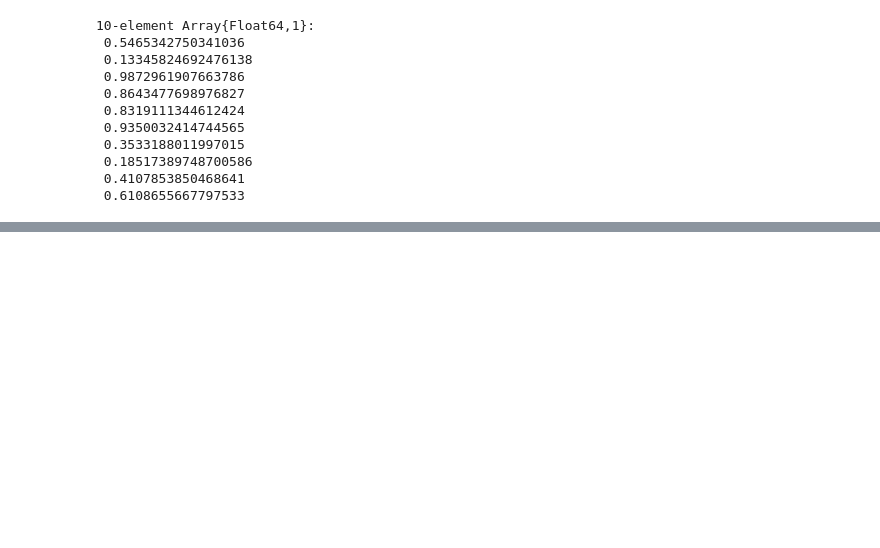
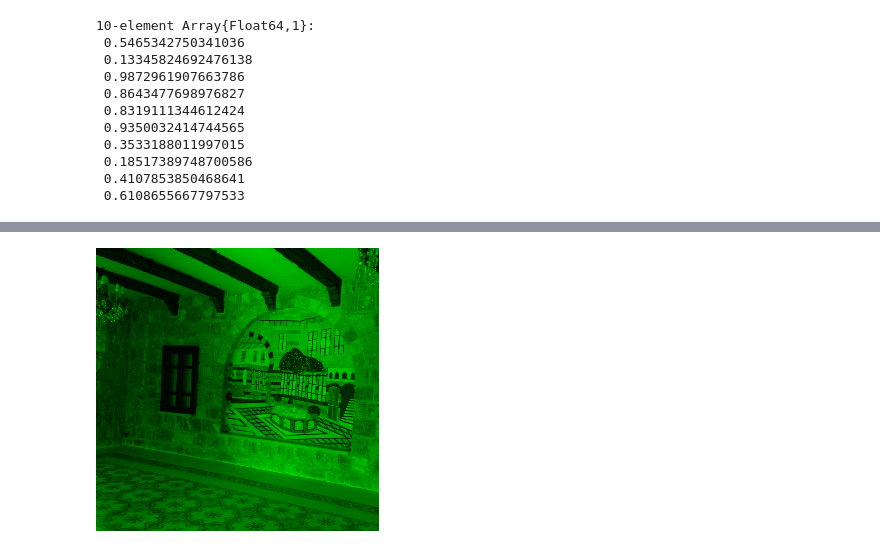
Before and after one commit to sfacca/stage-Machine-learning, a Jupyter notebook: julia/julia for data science/appunti julia for data science linear algebra.ipynb, the cells around one changed output, grey strips where cells are left out. Saved outputs shown, nothing was run; the diff lists cells and outputs as text; code cells hidden in the pictures; blank space fills up the shorter version.

```diff
--- a/julia/julia for data science/appunti julia for data science linear algebra.ipynb
+++ b/julia/julia for data science/appunti julia for data science linear algebra.ipynb
@@ -254,0 +361,18 @@ S.nzval
+# %%
+#possiamo estrarre layer RGB facilmente
+R = map(i->X1[i].r,1:length(X1))
+R = Float64.(reshape(R,size(X1)...))
+
+G = map(i->X1[i].g,1:length(X1))
+#G = Float64.(reshape(G,size(X1)...))
+
+B = map(i->X1[i].b,1:length(X1))
+B = Float64.(reshape(B,size(X1)...))
+;
+# %%
+Z = zeros(size(R)...) # just a matrix of all zeros of equal size as the image
+RGB.(Z,G,Z)
+# per ott immagine servon 3 mat, per r,g,b
+# azzerando r e b rimane scala verde
+# %% [output]
+[figure, added]
```
Also changed, not shown: parts of 35 cells of this notebook, 2 other files.
